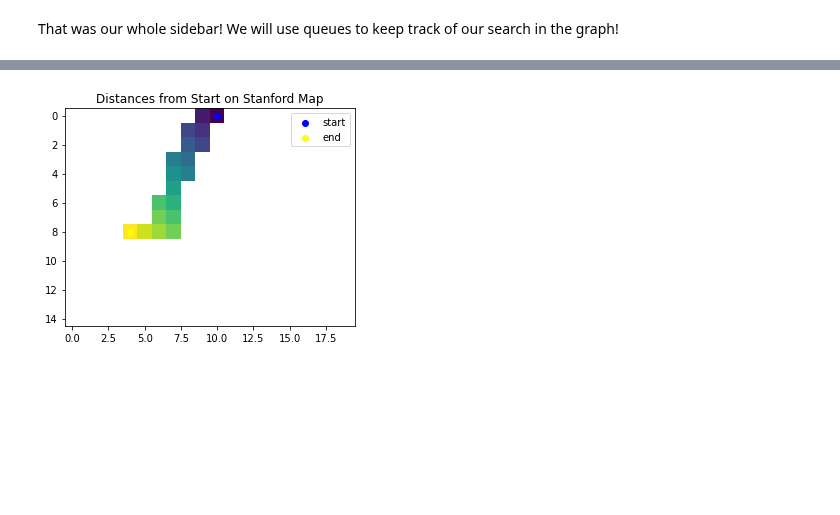
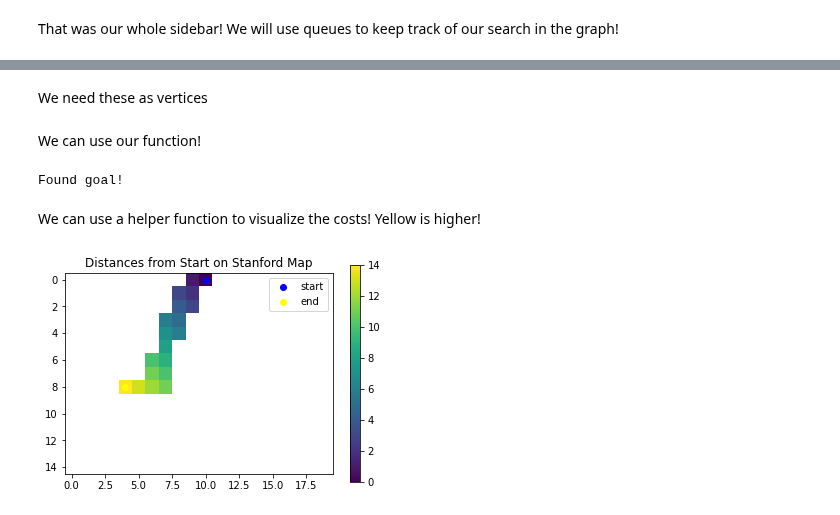
Before and after one commit to brentyi/ai4all_robotics_2020, a Jupyter notebook: graphs/Graphs 1.ipynb, the cells around one changed output, grey strips where cells are left out. Drawn from its saved outputs; the diff is of its cells as text; code cells hidden in the pictures; blank space fills up the shorter version.

```diff
--- a/graphs/Graphs 1.ipynb
+++ b/graphs/Graphs 1.ipynb
@@ -414,7 +422,7 @@ We will terminate once we find the goal
 # %%
 def uniform_cost_search(A, start, goal):
     """Perform a breadth first search, returning distances from nodes.
-       If goal is specified, quit early.
+       If goal is specified, return costs once goal is found.
 
     Args:
         A (np.ndarray): Adjacency matrix representing graph to search.
@@ -435,7 +443,11 @@ def uniform_cost_search(A, start, goal):
     # keys are ints, and values are booleans.
     seen = {}
 
+    # YOUR CODE HERE
+    # ~~START DELETE~~
+
     while len(queue) > 0:
+        #print(queue)
         queue, (current, cost) = pop(queue)
         seen[current] = True
         costs[current] = cost
@@ -449,5 +461,5 @@ def uniform_cost_search(A, start, goal):
                 continue
 
             push(queue, (neighbor, cost+1))
-
+    # ~~END DELETE~~
     return costs
@@ -454,8 +470,3 @@ def uniform_cost_search(A, start, goal):
 # %%
-stanford_start = vertex_of_cell(stanford_map, 0, 10)
-stanford_end = vertex_of_cell(stanford_map, 8, 4)
-stanford_costs = uniform_cost_search(
-    stanford_adjacency,
-    stanford_start,
-    stanford_end,
-)
+stanford_start = [0, 10]
+stanford_end = [8, 4]
@@ -464,10 +479,27 @@ Found goal!
+# %% [markdown]
+We need these as vertices
+# %%
+stanford_start_vertex = vertex_of_cell(stanford_map, stanford_start[0], stanford_start[1])
+stanford_end_vertex = vertex_of_cell(stanford_map, stanford_end[0], stanford_end[1])
+# %% [markdown]
+We can use our function!
+# %%
+stanford_costs = uniform_cost_search(
+    stanford_adjacency,
+    stanford_start_vertex,
+    stanford_end_vertex,
+)
+# %% [output]
+Found goal!
+# %% [markdown]
+We can use a helper function to visualize the costs! Yellow is higher!
 # %%
 visualize_costs(
     "Distances from Start on Stanford Map",
     stanford_map,
     stanford_costs,
-    start=[0, 10],
-    end=[8,4],
+    start=stanford_start,
+    end=stanford_end,
 )
 # %% [output]
-[figure, old version]
+[figure, new version]
```
Also changed, not shown: parts of 29 cells of this notebook, 1 other file.
